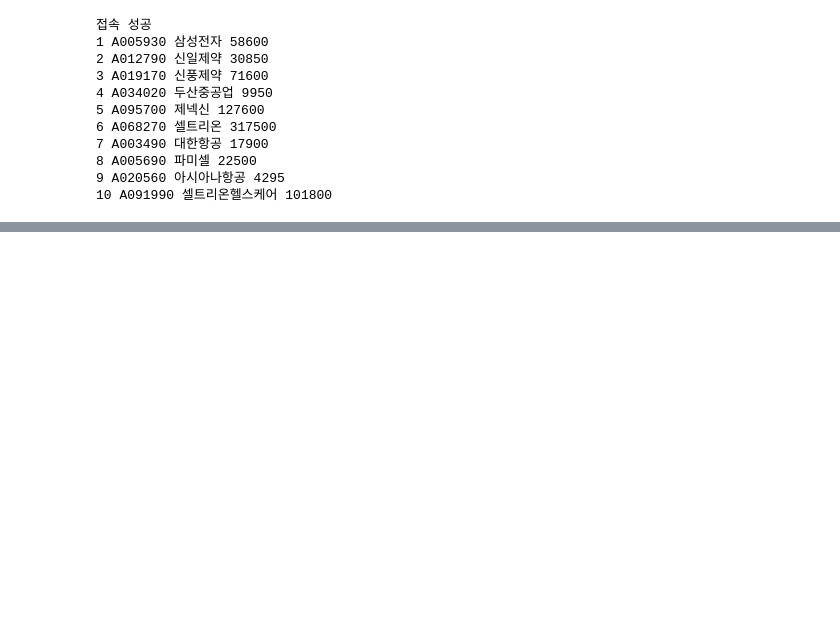
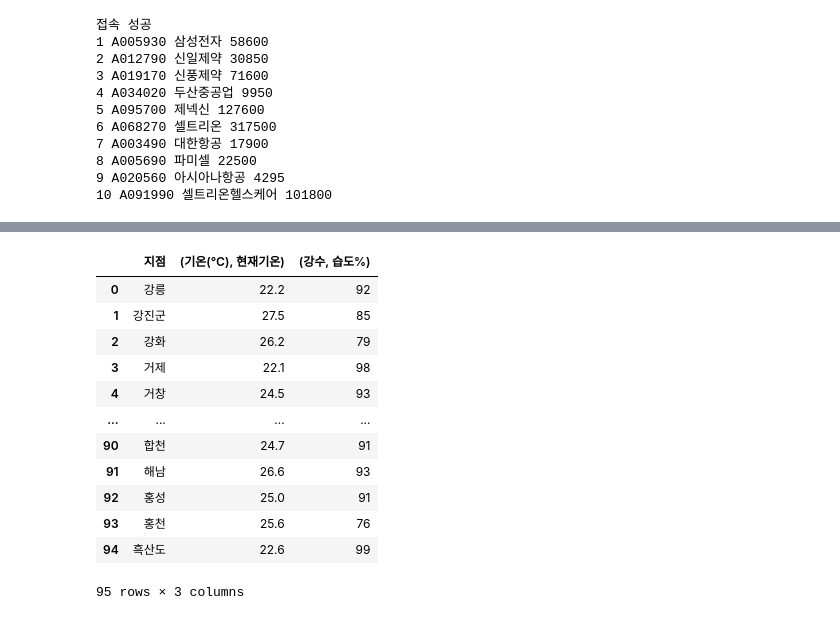
Before and after one commit to SwimmingHwang/practice-python, a Jupyter notebook: python_web_scraping.ipynb, the cells around one changed output, grey strips where cells are left out. Saved outputs shown, nothing was run; the diff lists cells and outputs as text; code cells hidden in the pictures; blank space fills up the shorter version.

```diff
--- a/python_web_scraping.ipynb
+++ b/python_web_scraping.ipynb
@@ -426,0 +524,17 @@ else:
+# %%
+total_df = df['지점'].join(df[('기온(℃)','현재기온')]).join(df[('강수','습도%')])
+total_df
+# %% [output]
+|  | 지점 | (기온(℃), 현재기온) | (강수, 습도%) |
+| 0 | 강릉 | 22.2 | 92 |
+| 1 | 강진군 | 27.5 | 85 |
+| 2 | 강화 | 26.2 | 79 |
+| 3 | 거제 | 22.1 | 98 |
+| 4 | 거창 | 24.5 | 93 |
+| ... | ... | ... | ... |
+| 90 | 합천 | 24.7 | 91 |
+| 91 | 해남 | 26.6 | 93 |
+| 92 | 홍성 | 25.0 | 91 |
+| 93 | 홍천 | 25.6 | 76 |
+| 94 | 흑산도 | 22.6 | 99 |
+95 rows × 3 columns
```
Also changed, not shown: parts of 23 cells of this notebook, 2 other files.
